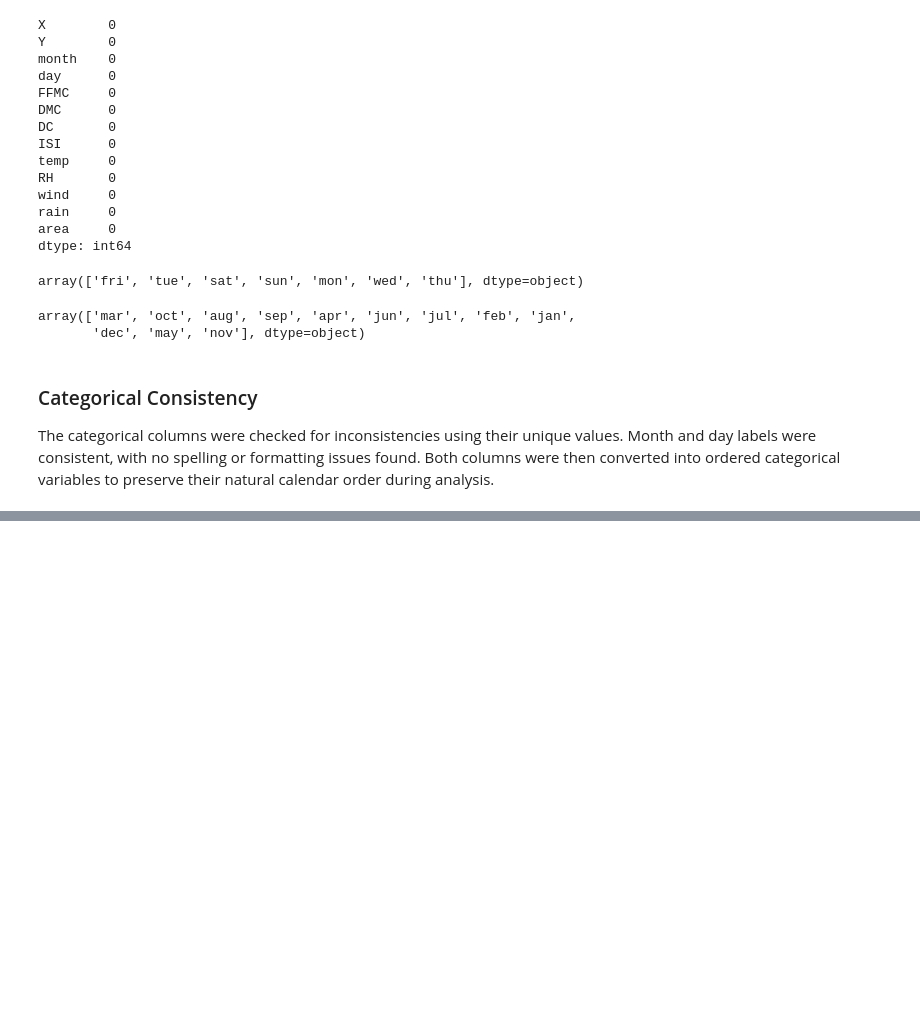
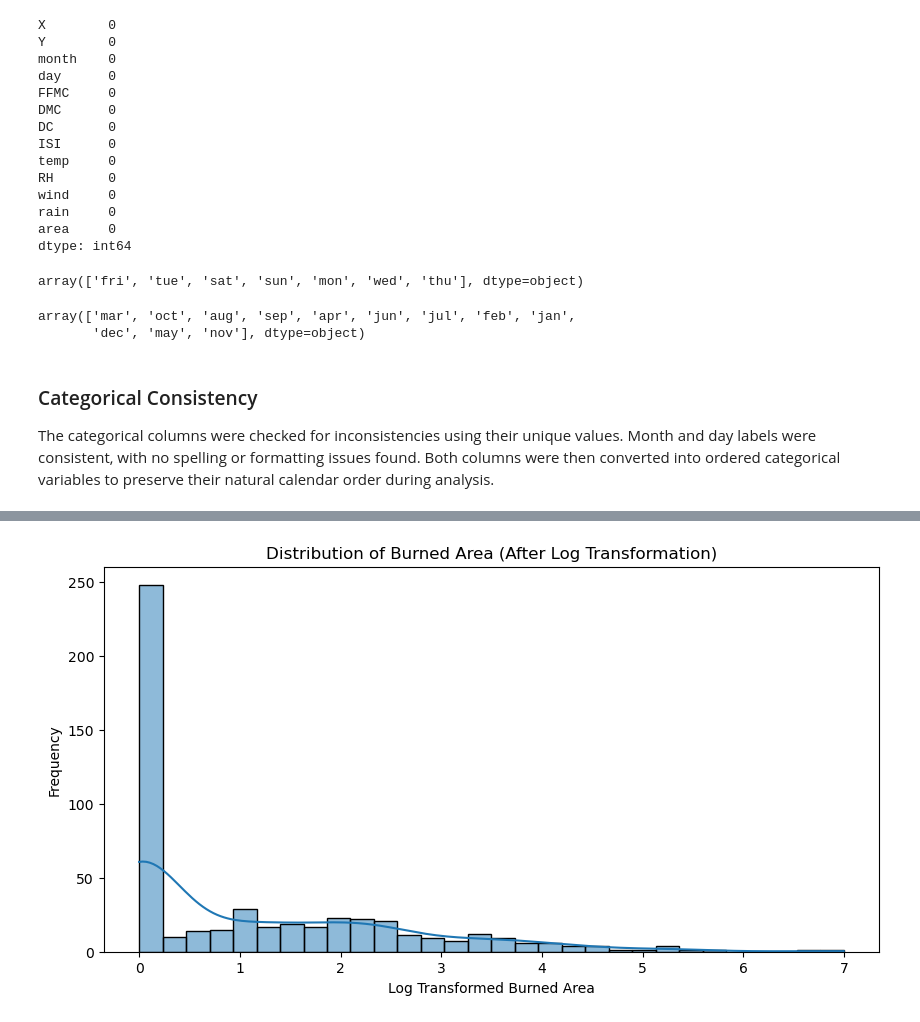
Before and after one commit to Oluwatosin-Simeon/wildfire-risk-analysis, a Jupyter notebook: wildfire-risk-analysis/notebooks/wildfire-analysis .ipynb, the cells around one changed output, grey strips where cells are left out. Cells and saved outputs as stored; diff of their text form; code cells hidden in the pictures; blank space fills up the shorter version.

```diff
--- a/wildfire-risk-analysis/notebooks/wildfire-analysis .ipynb
+++ b/wildfire-risk-analysis/notebooks/wildfire-analysis .ipynb
@@ -183,0 +221,16 @@ A cleaned copy of the dataset was created and saved as `df_cleaned` for use in t
+# %%
+# Target Variable Log Transformation
+import numpy as np
+
+df['area_log'] = np.log1p(df['area'])
+# %%
+# Visualizing Transformed Target Variable
+
+plt.figure(figsize=(10,5))
+sns.histplot(df['area_log'], bins=30, kde=True)
+plt.title('Distribution of Burned Area (After Log Transformation)')
+plt.xlabel('Log Transformed Burned Area')
+plt.ylabel('Frequency')
+plt.show()
+# %% [output]
+[figure, added]
```
Also changed, not shown: parts of 11 cells of this notebook.
